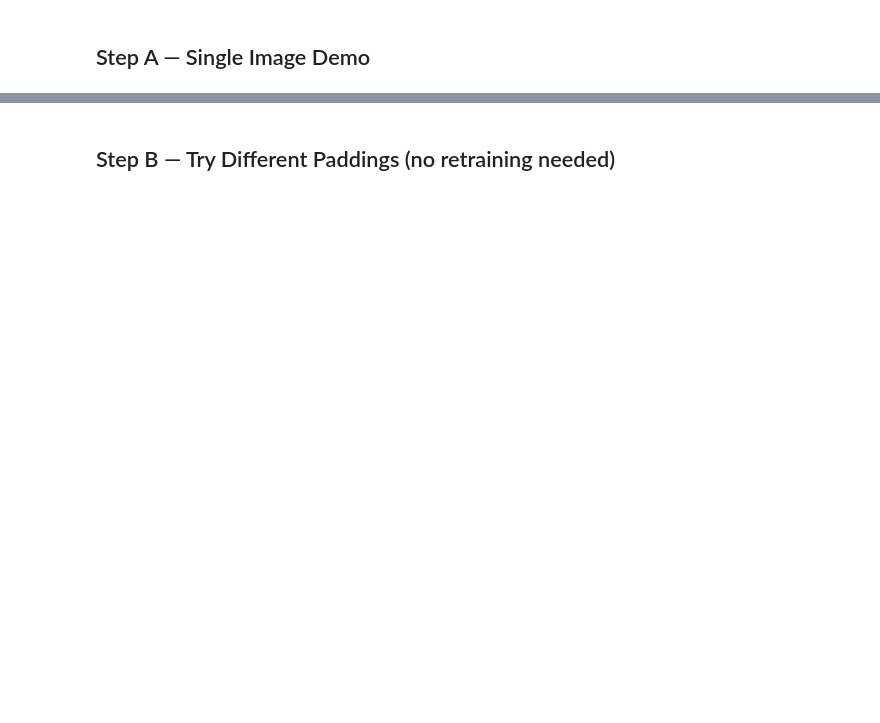
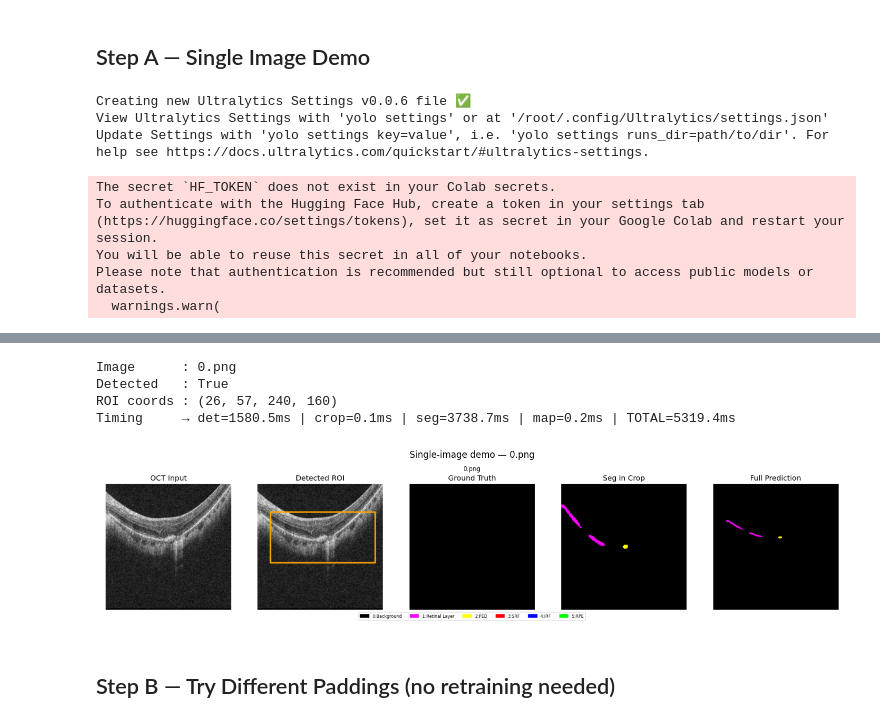
Before and after one commit to Anuradha00Herath/wet-amd-segmentation-edge, a Jupyter notebook: notebooks/phase3_roi_pipeline.ipynb, the cells around one changed output, grey strips where cells are left out. Saved outputs shown, nothing was run; the diff lists cells and outputs as text; code cells hidden in the pictures; blank space fills up the shorter version.

```diff
--- a/notebooks/phase3_roi_pipeline.ipynb
+++ b/notebooks/phase3_roi_pipeline.ipynb
@@ -58,17 +108,19 @@ print(f'Device      : {cfg.segmentation.device}')
 # %% [markdown]
 ## Step A — Single Image Demo
 # %%
-# ── 6. Quick single-image demo ───────────────────────────────────────────────
-import cv2, os
-import matplotlib.pyplot as plt
+# ── Single-image demo ───────────────────────────────────────────────────────
 from pipelines.roi_seg_pipeline    import ROIPipeline
 from pipelines.pipeline_visualizer import visualize_pipeline_result
 from utils.config_loader           import get_class_info
+import os, cv2, numpy as np
+import matplotlib.pyplot as plt
 
-# Load pipeline
+os.makedirs('results/pipeline/visualizations', exist_ok=True)
+
+# Load full pipeline (detector + seg model)
 pipeline = ROIPipeline(cfg)
 
-# Pick a test image
+# Pick first test image
 img_files = sorted(os.listdir(cfg.data.image_dir))
 demo_path = os.path.join(cfg.data.image_dir, img_files[0])
 demo_img  = cv2.imread(demo_path, cv2.IMREAD_GRAYSCALE)
@@ -76,20 +128,33 @@ demo_img  = cv2.resize(demo_img, (cfg.data.image_size, cfg.data.image_size))
 
 # Run pipeline
 result = pipeline.run(demo_img)
-print(f'Detected: {result.detected}')
-print(f'ROI coords: {result.roi_coords}')
-print(f'Timing → det={result.t_detector_ms:.1f}ms | crop={result.t_crop_ms:.1f}ms '
+print(f'Image      : {img_files[0]}')
+print(f'Detected   : {result.detected}')
+print(f'ROI coords : {result.roi_coords}')
+print(f'Timing     → det={result.t_detector_ms:.1f}ms | crop={result.t_crop_ms:.1f}ms '
       f'| seg={result.t_seg_ms:.1f}ms | map={result.t_map_ms:.1f}ms '
       f'| TOTAL={result.t_total_ms:.1f}ms')
 
-# Visualise (no GT mask for demo)
+# Visualise
 class_names = [vars(cfg.classes.names)[str(i)] for i in range(cfg.classes.num_classes)]
-import numpy as np
-dummy_gt = np.zeros_like(demo_img)
+dummy_gt    = np.zeros_like(demo_img)
 visualize_pipeline_result(
-    image=demo_img, gt_mask=dummy_gt, result=result,
-    save_path='results/pipeline/visualizations/demo_result.png',
-    class_names=class_names, title=img_files[0],
+    image      = demo_img,
+    gt_mask    = dummy_gt,
+    result     = result,
+    save_path  = 'results/pipeline/visualizations/demo_result.png',
+    class_names= class_names,
+    title      = img_files[0],
 )
 img_show = plt.imread('results/pipeline/visualizations/demo_result.png')
-plt.figure(figsize=(18,4)); plt.imshow(img_show); plt.axis('off'); plt.show()
+plt.figure(figsize=(18, 4)); plt.imshow(img_show); plt.axis('off')
+plt.title(f'Single-image demo — {img_files[0]}'); plt.show()
+# %% [output]
+Creating new Ultralytics Settings v0.0.6 file ✅
+View Ultralytics Settings with 'yolo settings' or at '/root/.config/Ultralytics/settings.json'
+Update Settings with 'yolo settings key=value', i.e. 'yolo settings runs_dir=path/to/dir'. For help see https://docs.ultralytics.com/quickstart/#ultralytics-settings.
+The secret `HF_TOKEN` does not exist in your Colab secrets.
+To authenticate with the Hugging Face Hub, create a token in your settings tab (https://huggingface.co/settings/tokens), set it as secret in your Google Colab and restart your session.
+You will be able to reuse this secret in all of your notebooks.
+Please note that authentication is recommended but still optional to access public models or datasets.
+  warnings.warn(
@@ -96,3 +163,8 @@ plt.figure(figsize=(18,4)); plt.imshow(img_show); plt.axis('off'); plt.show()
+Image      : 0.png
+Detected   : True
+ROI coords : (26, 57, 240, 160)
+Timing     → det=1580.5ms | crop=0.1ms | seg=3738.7ms | map=0.2ms | TOTAL=5319.4ms
+[figure, added]
 # %% [markdown]
 ## Step B — Try Different Paddings (no retraining needed)
 # %%
```
Also changed, not shown: parts of 16 cells of this notebook.
